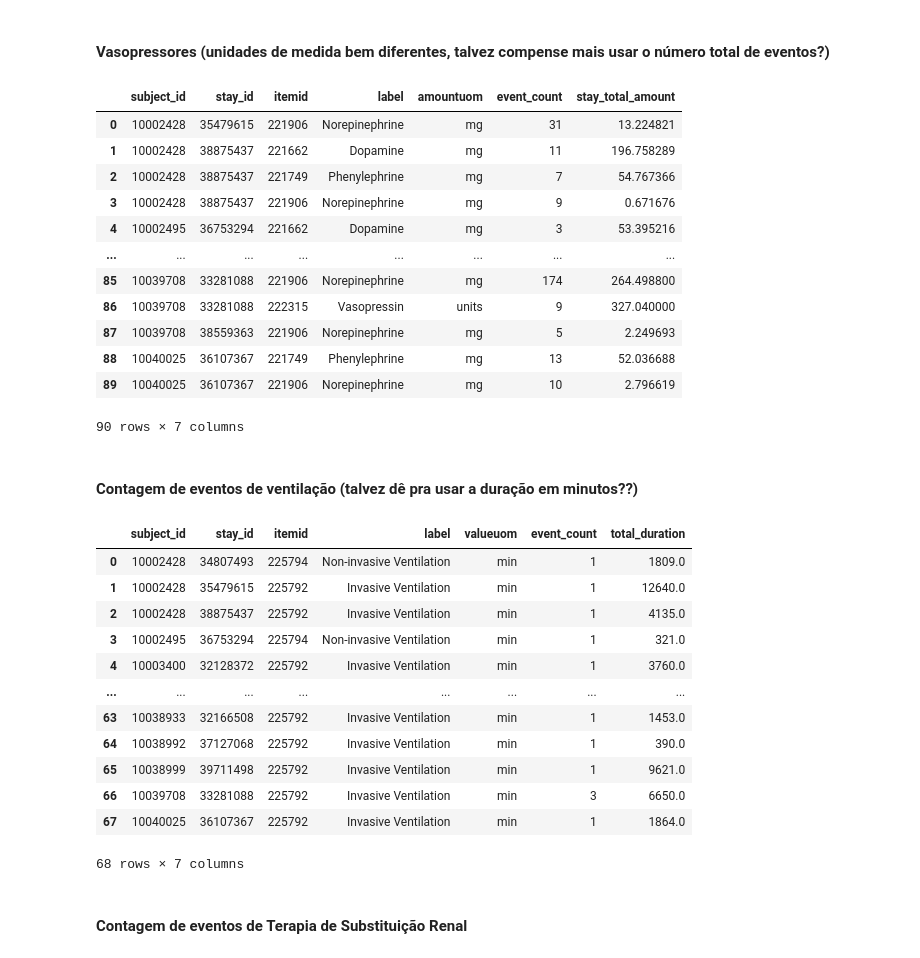
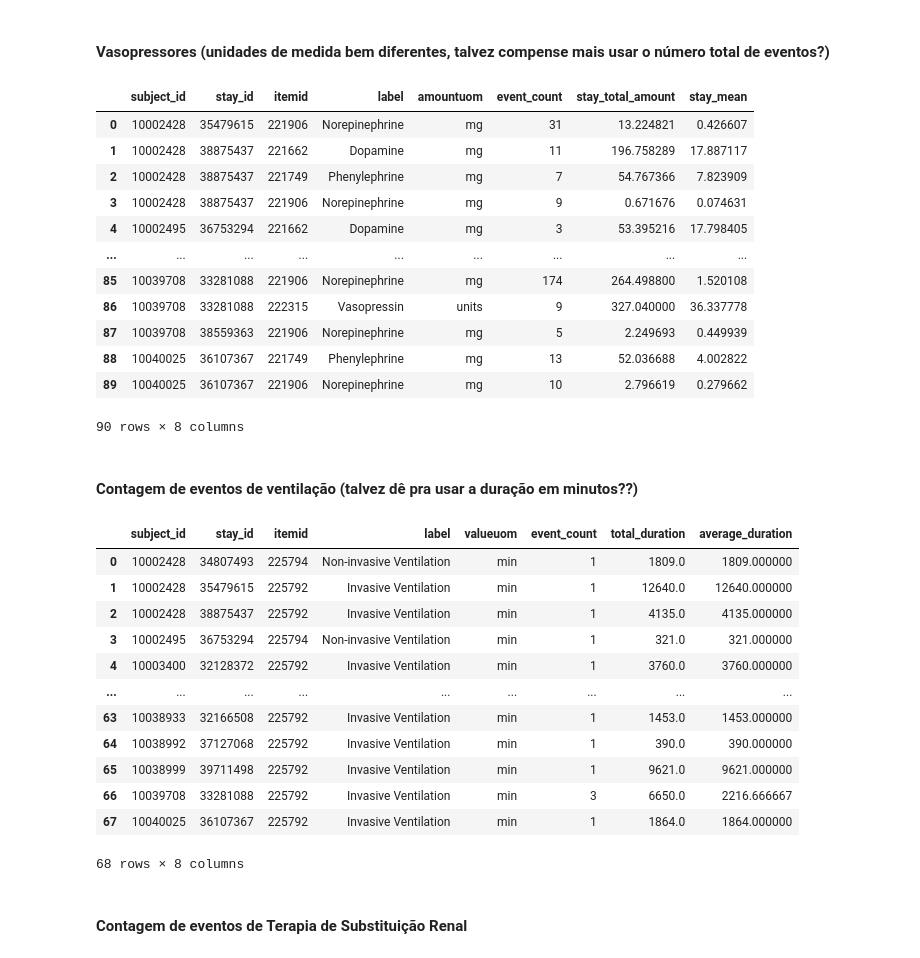
Before and after one commit to besome/speed-uti, a Jupyter notebook: mimic-code/mimic-iv-demo/2.2/analise.ipynb, the cells around one changed output. Drawn from its saved outputs; the diff is of its cells as text; code cells hidden in the pictures.

```diff
--- a/mimic-code/mimic-iv-demo/2.2/analise.ipynb
+++ b/mimic-code/mimic-iv-demo/2.2/analise.ipynb
@@ -26,33 +28,34 @@ Nº de pacientes: 100
 # %%
 vasopressores = ['Vasopressin',
                  'Dopamine',
                  'Epinephrine',
                  'Norepinephrine',
                  'Phenylephrine',
                  'Milrinone',
                  'Dobutamine']
 
 
 vp = items[items['label'].isin(vasopressores)]
 
 vp = pd.merge(input_events,vp)
 vasopres = vp.groupby(['subject_id','stay_id','itemid','label','amountuom'])['itemid'].count().reset_index(name='event_count')
 vasopres['stay_total_amount'] = vp.groupby(['subject_id','stay_id','itemid','label','amountuom'])['amount'].sum().values
+vasopres['stay_mean'] = vp.groupby(['subject_id','stay_id','itemid','label','amountuom'])['amount'].mean().values
 vasopres
 # %% [output]
-|  | subject_id | stay_id | itemid | label | amountuom | event_count | stay_total_amount |
-| 0 | 10002428 | 35479615 | 221906 | Norepinephrine | mg | 31 | 13.224821 |
-| 1 | 10002428 | 38875437 | 221662 | Dopamine | mg | 11 | 196.758289 |
-| 2 | 10002428 | 38875437 | 221749 | Phenylephrine | mg | 7 | 54.767366 |
-| 3 | 10002428 | 38875437 | 221906 | Norepinephrine | mg | 9 | 0.671676 |
-| 4 | 10002495 | 36753294 | 221662 | Dopamine | mg | 3 | 53.395216 |
-| ... | ... | ... | ... | ... | ... | ... | ... |
-| 85 | 10039708 | 33281088 | 221906 | Norepinephrine | mg | 174 | 264.498800 |
-| 86 | 10039708 | 33281088 | 222315 | Vasopressin | units | 9 | 327.040000 |
-| 87 | 10039708 | 38559363 | 221906 | Norepinephrine | mg | 5 | 2.249693 |
-| 88 | 10040025 | 36107367 | 221749 | Phenylephrine | mg | 13 | 52.036688 |
-| 89 | 10040025 | 36107367 | 221906 | Norepinephrine | mg | 10 | 2.796619 |
+|  | subject_id | stay_id | itemid | label | amountuom | event_count | stay_total_amount | stay_mean |
+| 0 | 10002428 | 35479615 | 221906 | Norepinephrine | mg | 31 | 13.224821 | 0.426607 |
+| 1 | 10002428 | 38875437 | 221662 | Dopamine | mg | 11 | 196.758289 | 17.887117 |
+| 2 | 10002428 | 38875437 | 221749 | Phenylephrine | mg | 7 | 54.767366 | 7.823909 |
+| 3 | 10002428 | 38875437 | 221906 | Norepinephrine | mg | 9 | 0.671676 | 0.074631 |
+| 4 | 10002495 | 36753294 | 221662 | Dopamine | mg | 3 | 53.395216 | 17.798405 |
+| ... | ... | ... | ... | ... | ... | ... | ... | ... |
+| 85 | 10039708 | 33281088 | 221906 | Norepinephrine | mg | 174 | 264.498800 | 1.520108 |
+| 86 | 10039708 | 33281088 | 222315 | Vasopressin | units | 9 | 327.040000 | 36.337778 |
+| 87 | 10039708 | 38559363 | 221906 | Norepinephrine | mg | 5 | 2.249693 | 0.449939 |
+| 88 | 10040025 | 36107367 | 221749 | Phenylephrine | mg | 13 | 52.036688 | 4.002822 |
+| 89 | 10040025 | 36107367 | 221906 | Norepinephrine | mg | 10 | 2.796619 | 0.279662 |
-90 rows × 7 columns
+90 rows × 8 columns
 # %% [markdown]
 #### Contagem de eventos de ventilação (talvez dê pra usar a duração em minutos??)
 # %%
@@ -64,21 +67,22 @@ vt = items[items['label'].isin(ventilacao)]
 vt = pd.merge(procedure_events,vt)
 vent = vt.groupby(['subject_id','stay_id','itemid','label','valueuom'])['itemid'].count().reset_index(name='event_count')
 vent['total_duration'] = vt.groupby(['subject_id','stay_id','itemid','label','valueuom'])['value'].sum().values
+vent['average_duration'] = vt.groupby(['subject_id','stay_id','itemid','label','valueuom'])['value'].mean().values
 vent
 # %% [output]
-|  | subject_id | stay_id | itemid | label | valueuom | event_count | total_duration |
-| 0 | 10002428 | 34807493 | 225794 | Non-invasive Ventilation | min | 1 | 1809.0 |
-| 1 | 10002428 | 35479615 | 225792 | Invasive Ventilation | min | 1 | 12640.0 |
-| 2 | 10002428 | 38875437 | 225792 | Invasive Ventilation | min | 1 | 4135.0 |
-| 3 | 10002495 | 36753294 | 225794 | Non-invasive Ventilation | min | 1 | 321.0 |
-| 4 | 10003400 | 32128372 | 225792 | Invasive Ventilation | min | 1 | 3760.0 |
-| ... | ... | ... | ... | ... | ... | ... | ... |
-| 63 | 10038933 | 32166508 | 225792 | Invasive Ventilation | min | 1 | 1453.0 |
-| 64 | 10038992 | 37127068 | 225792 | Invasive Ventilation | min | 1 | 390.0 |
-| 65 | 10038999 | 39711498 | 225792 | Invasive Ventilation | min | 1 | 9621.0 |
-| 66 | 10039708 | 33281088 | 225792 | Invasive Ventilation | min | 3 | 6650.0 |
-| 67 | 10040025 | 36107367 | 225792 | Invasive Ventilation | min | 1 | 1864.0 |
+|  | subject_id | stay_id | itemid | label | valueuom | event_count | total_duration | average_duration |
+| 0 | 10002428 | 34807493 | 225794 | Non-invasive Ventilation | min | 1 | 1809.0 | 1809.000000 |
+| 1 | 10002428 | 35479615 | 225792 | Invasive Ventilation | min | 1 | 12640.0 | 12640.000000 |
+| 2 | 10002428 | 38875437 | 225792 | Invasive Ventilation | min | 1 | 4135.0 | 4135.000000 |
+| 3 | 10002495 | 36753294 | 225794 | Non-invasive Ventilation | min | 1 | 321.0 | 321.000000 |
+| 4 | 10003400 | 32128372 | 225792 | Invasive Ventilation | min | 1 | 3760.0 | 3760.000000 |
+| ... | ... | ... | ... | ... | ... | ... | ... | ... |
+| 63 | 10038933 | 32166508 | 225792 | Invasive Ventilation | min | 1 | 1453.0 | 1453.000000 |
+| 64 | 10038992 | 37127068 | 225792 | Invasive Ventilation | min | 1 | 390.0 | 390.000000 |
+| 65 | 10038999 | 39711498 | 225792 | Invasive Ventilation | min | 1 | 9621.0 | 9621.000000 |
+| 66 | 10039708 | 33281088 | 225792 | Invasive Ventilation | min | 3 | 6650.0 | 2216.666667 |
+| 67 | 10040025 | 36107367 | 225792 | Invasive Ventilation | min | 1 | 1864.0 | 1864.000000 |
-68 rows × 7 columns
+68 rows × 8 columns
 # %% [markdown]
 #### Contagem de eventos de Terapia de Substituição Renal
 # %%
```
Also changed, not shown: parts of 10 cells of this notebook.
